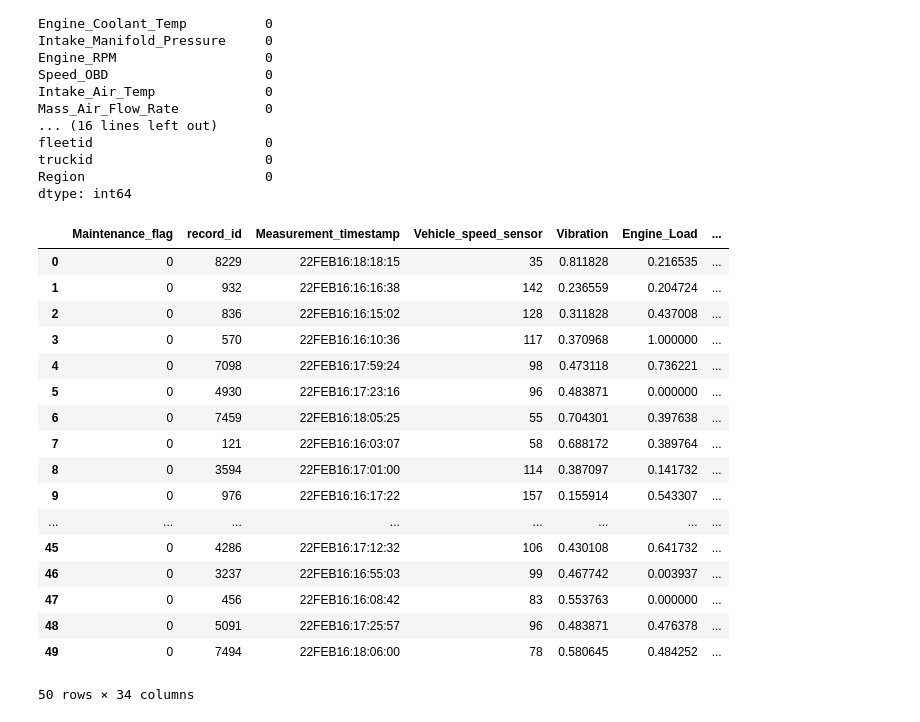
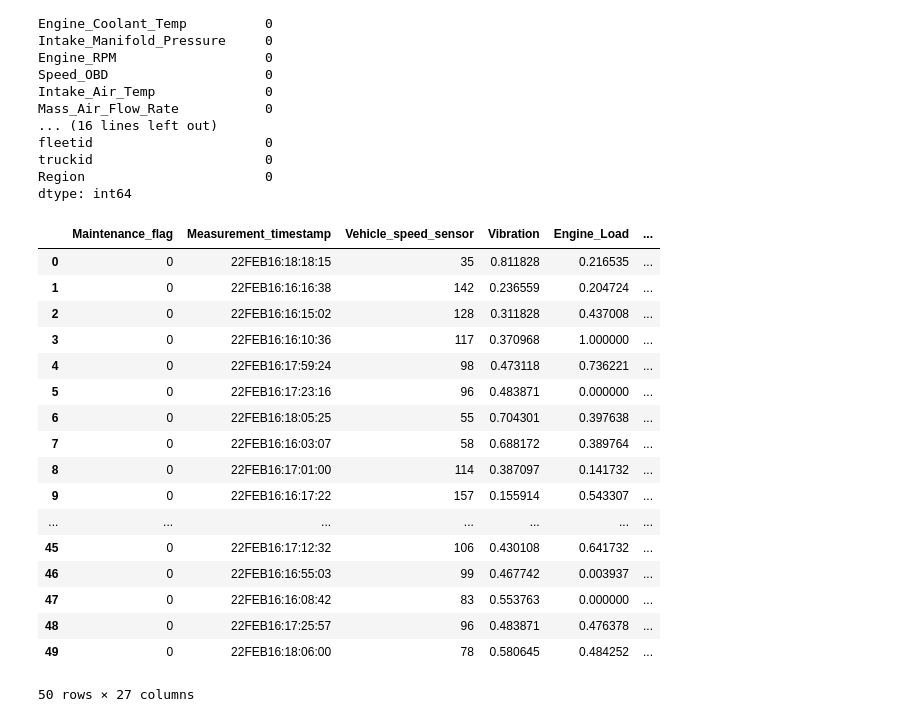
Before and after one commit to aneeshsg/AI-Driven-Priority-Maintenance-for-Automotive-Systems, a Jupyter notebook: predictive maintenance.ipynb, the cells around one changed output. Saved outputs shown, nothing was run; the diff lists cells and outputs as text; code cells hidden in the pictures.

Commit message:
Calculated scores and priorities

```diff
--- a/predictive maintenance.ipynb
+++ b/predictive maintenance.ipynb
@@ -44,37 +45,39 @@ fleetid                      0
 truckid                      0
 Region                       0
 dtype: int64
+# %%
+df.drop(['record_id','fleetid','truckid','Region'], axis=1, inplace=True)
 # %%
 features_to_normalize = [
     'Engine_Load', 'Engine_RPM', 'Engine_Coolant_Temp', 'Vibration',
     'Mass_Air_Flow_Rate', 'Engine_Oil_Temp', 'Throttle_Pos_Manifold',
-    'Accel_Ssor_Total', 'Trip_Distance', 'Trip_Time_journey'
+    'Accel_Ssor_Total', 'Trip_Distance', 'Trip_Time_journey', 'Turbo_Boost_And_Vcm_Gauge'
 ]
 # %%
 scaler = MinMaxScaler()
 df[features_to_normalize] = scaler.fit_transform(df[features_to_normalize])
 
-df['engine_health_score'] = (df['Engine_Load'] + df['Engine_RPM'] + df['Engine_Coolant_Temp']) / 3
-df['battery_health_score'] = (df['Mass_Air_Flow_Rate'] + df['Engine_Oil_Temp']) / 2
-df['vibration_score'] = df['Vibration']
+# df['engine_health_score'] = (df['Engine_Load'] + df['Engine_RPM'] + df['Engine_Coolant_Temp']) / 3
+# df['battery_health_score'] = (df['Mass_Air_Flow_Rate'] + df['Engine_Oil_Temp']) / 2
+# df['vibration_score'] = df['Vibration']
 df.head(50)
 # %% [output]
-|  | Maintenance_flag | record_id | Measurement_timestamp | Vehicle_speed_sensor | Vibration | Engine_Load | ... |
-| 0 | 0 | 8229 | 22FEB16:18:18:15 | 35 | 0.811828 | 0.216535 | ... |
-| 1 | 0 | 932 | 22FEB16:16:16:38 | 142 | 0.236559 | 0.204724 | ... |
-| 2 | 0 | 836 | 22FEB16:16:15:02 | 128 | 0.311828 | 0.437008 | ... |
-| 3 | 0 | 570 | 22FEB16:16:10:36 | 117 | 0.370968 | 1.000000 | ... |
-| 4 | 0 | 7098 | 22FEB16:17:59:24 | 98 | 0.473118 | 0.736221 | ... |
-| 5 | 0 | 4930 | 22FEB16:17:23:16 | 96 | 0.483871 | 0.000000 | ... |
-| 6 | 0 | 7459 | 22FEB16:18:05:25 | 55 | 0.704301 | 0.397638 | ... |
-| 7 | 0 | 121 | 22FEB16:16:03:07 | 58 | 0.688172 | 0.389764 | ... |
-| 8 | 0 | 3594 | 22FEB16:17:01:00 | 114 | 0.387097 | 0.141732 | ... |
-| 9 | 0 | 976 | 22FEB16:16:17:22 | 157 | 0.155914 | 0.543307 | ... |
-| ... | ... | ... | ... | ... | ... | ... | ... |
-| 45 | 0 | 4286 | 22FEB16:17:12:32 | 106 | 0.430108 | 0.641732 | ... |
-| 46 | 0 | 3237 | 22FEB16:16:55:03 | 99 | 0.467742 | 0.003937 | ... |
-| 47 | 0 | 456 | 22FEB16:16:08:42 | 83 | 0.553763 | 0.000000 | ... |
-| 48 | 0 | 5091 | 22FEB16:17:25:57 | 96 | 0.483871 | 0.476378 | ... |
-| 49 | 0 | 7494 | 22FEB16:18:06:00 | 78 | 0.580645 | 0.484252 | ... |
+|  | Maintenance_flag | Measurement_timestamp | Vehicle_speed_sensor | Vibration | Engine_Load | ... |
+| 0 | 0 | 22FEB16:18:18:15 | 35 | 0.811828 | 0.216535 | ... |
+| 1 | 0 | 22FEB16:16:16:38 | 142 | 0.236559 | 0.204724 | ... |
+| 2 | 0 | 22FEB16:16:15:02 | 128 | 0.311828 | 0.437008 | ... |
+| 3 | 0 | 22FEB16:16:10:36 | 117 | 0.370968 | 1.000000 | ... |
+| 4 | 0 | 22FEB16:17:59:24 | 98 | 0.473118 | 0.736221 | ... |
+| 5 | 0 | 22FEB16:17:23:16 | 96 | 0.483871 | 0.000000 | ... |
+| 6 | 0 | 22FEB16:18:05:25 | 55 | 0.704301 | 0.397638 | ... |
+| 7 | 0 | 22FEB16:16:03:07 | 58 | 0.688172 | 0.389764 | ... |
+| 8 | 0 | 22FEB16:17:01:00 | 114 | 0.387097 | 0.141732 | ... |
+| 9 | 0 | 22FEB16:16:17:22 | 157 | 0.155914 | 0.543307 | ... |
+| ... | ... | ... | ... | ... | ... | ... |
+| 45 | 0 | 22FEB16:17:12:32 | 106 | 0.430108 | 0.641732 | ... |
+| 46 | 0 | 22FEB16:16:55:03 | 99 | 0.467742 | 0.003937 | ... |
+| 47 | 0 | 22FEB16:16:08:42 | 83 | 0.553763 | 0.000000 | ... |
+| 48 | 0 | 22FEB16:17:25:57 | 96 | 0.483871 | 0.476378 | ... |
+| 49 | 0 | 22FEB16:18:06:00 | 78 | 0.580645 | 0.484252 | ... |
-50 rows × 34 columns
+50 rows × 27 columns
 # %%
```
Also changed, not shown: parts of 14 cells of this notebook, 2 other files.
